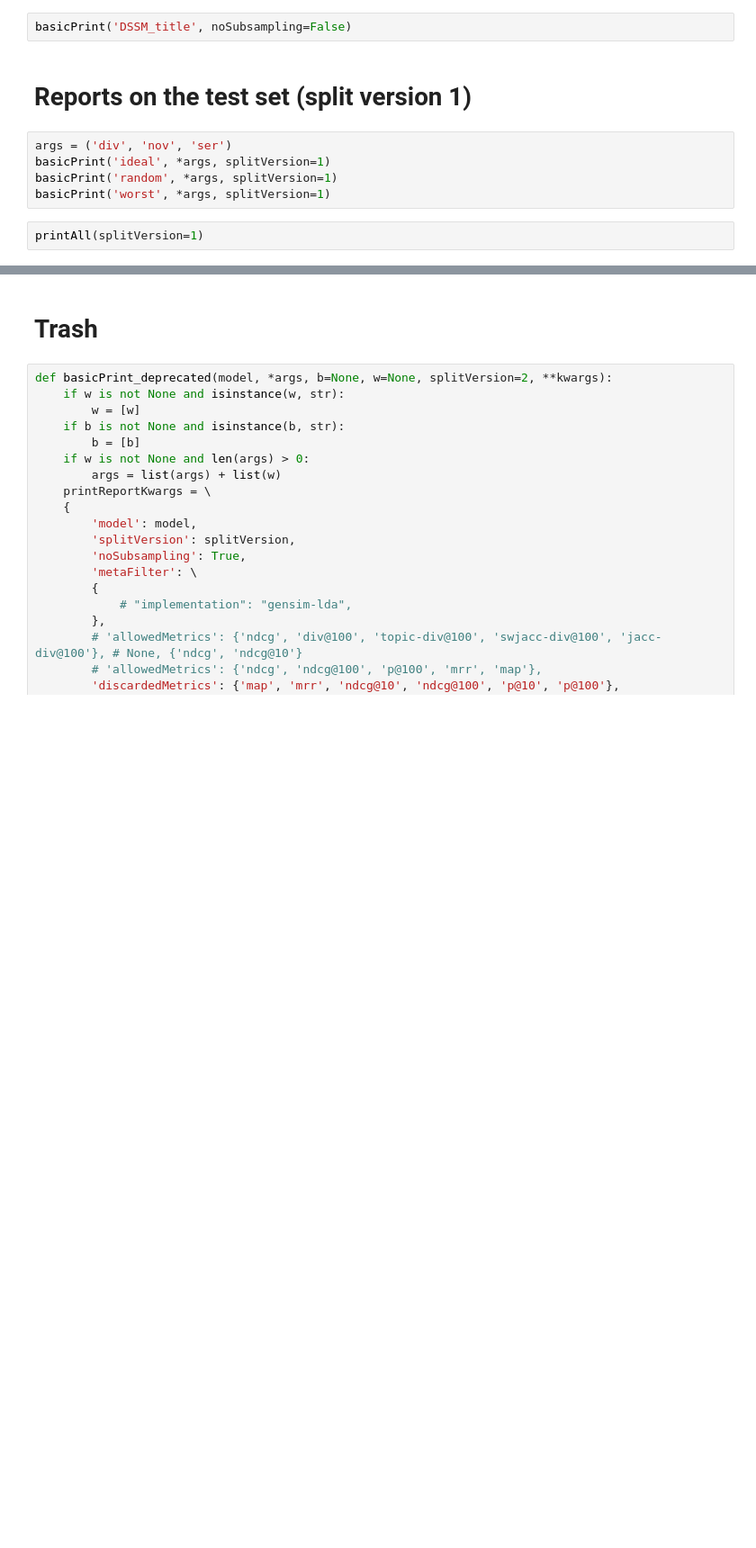
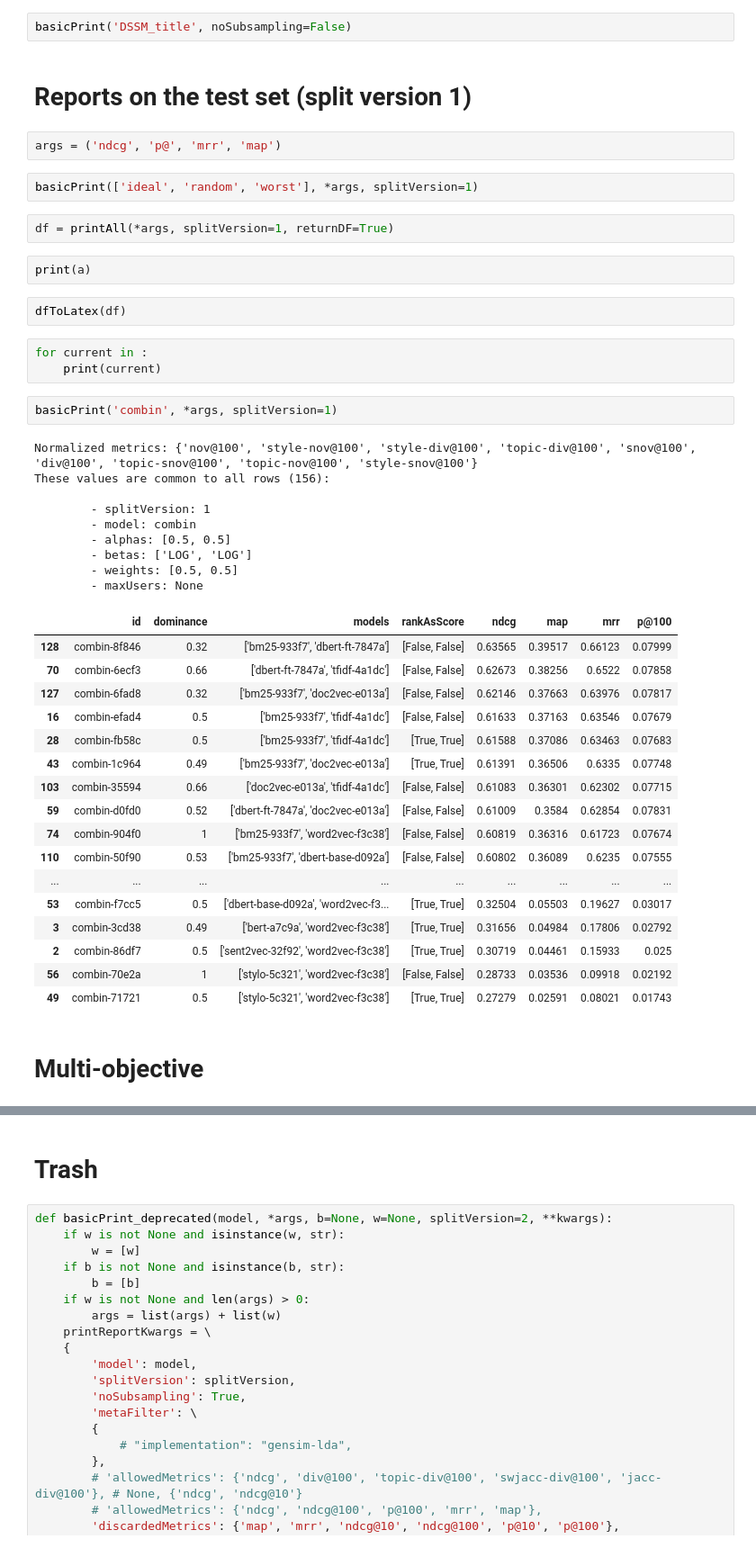
Before and after one commit to arthur-gallois/Twinews-adapted, a Jupyter notebook: twinews/evaluation/hjreport.ipynb, the cells around one changed output, grey strips where cells are left out. Shown at 90% size. Saved outputs shown, nothing was run; the diff lists cells and outputs as text; blank space fills up the shorter version.

```diff
--- a/twinews/evaluation/hjreport.ipynb
+++ b/twinews/evaluation/hjreport.ipynb
@@ -199,10 +359,47 @@ basicPrint('DSSM_yf', noSubsampling=False)
 basicPrint('DSSM_title', noSubsampling=False)
 # %% [markdown]
 # Reports on the test set (split version 1)
+# %%
+args = ('ndcg', 'p@', 'mrr', 'map')
 # %%
-args = ('div', 'nov', 'ser')
-basicPrint('ideal', *args, splitVersion=1)
-basicPrint('random', *args, splitVersion=1)
-basicPrint('worst', *args, splitVersion=1)
+basicPrint(['ideal', 'random', 'worst'], *args, splitVersion=1)
+# %%
+df = printAll(*args, splitVersion=1, returnDF=True)
+# %%
+print(a)
+# %%
+dfToLatex(df)
+# %%
+for current in :
+    print(current)
 # %%
-printAll(splitVersion=1)
+basicPrint('combin', *args, splitVersion=1)
+# %% [output]
+Normalized metrics: {'nov@100', 'style-nov@100', 'style-div@100', 'topic-div@100', 'snov@100', 'div@100', 'topic-snov@100', 'topic-nov@100', 'style-snov@100'}
+These values are common to all rows (156):
+
+        - splitVersion: 1
+        - model: combin
+        - alphas: [0.5, 0.5]
+        - betas: ['LOG', 'LOG']
+        - weights: [0.5, 0.5]
+        - maxUsers: None
+|  | id | dominance | models | rankAsScore | ndcg | map | mrr | p@100 |
+| 128 | combin-8f846 | 0.32 | ['bm25-933f7', 'dbert-ft-7847a'] | [False, False] | 0.63565 | 0.39517 | 0.66123 | 0.07999 |
+| 70 | combin-6ecf3 | 0.66 | ['dbert-ft-7847a', 'tfidf-4a1dc'] | [False, False] | 0.62673 | 0.38256 | 0.6522 | 0.07858 |
+| 127 | combin-6fad8 | 0.32 | ['bm25-933f7', 'doc2vec-e013a'] | [False, False] | 0.62146 | 0.37663 | 0.63976 | 0.07817 |
+| 16 | combin-efad4 | 0.5 | ['bm25-933f7', 'tfidf-4a1dc'] | [False, False] | 0.61633 | 0.37163 | 0.63546 | 0.07679 |
+| 28 | combin-fb58c | 0.5 | ['bm25-933f7', 'tfidf-4a1dc'] | [True, True] | 0.61588 | 0.37086 | 0.63463 | 0.07683 |
+| 43 | combin-1c964 | 0.49 | ['bm25-933f7', 'doc2vec-e013a'] | [True, True] | 0.61391 | 0.36506 | 0.6335 | 0.07748 |
+| 103 | combin-35594 | 0.66 | ['doc2vec-e013a', 'tfidf-4a1dc'] | [False, False] | 0.61083 | 0.36301 | 0.62302 | 0.07715 |
+| 59 | combin-d0fd0 | 0.52 | ['dbert-ft-7847a', 'doc2vec-e013a'] | [False, False] | 0.61009 | 0.3584 | 0.62854 | 0.07831 |
+| 74 | combin-904f0 | 1 | ['bm25-933f7', 'word2vec-f3c38'] | [False, False] | 0.60819 | 0.36316 | 0.61723 | 0.07674 |
+| 110 | combin-50f90 | 0.53 | ['bm25-933f7', 'dbert-base-d092a'] | [False, False] | 0.60802 | 0.36089 | 0.6235 | 0.07555 |
+| ... | ... | ... | ... | ... | ... | ... | ... | ... |
+| 53 | combin-f7cc5 | 0.5 | ['dbert-base-d092a', 'word2vec-f3... | [True, True] | 0.32504 | 0.05503 | 0.19627 | 0.03017 |
+| 3 | combin-3cd38 | 0.49 | ['bert-a7c9a', 'word2vec-f3c38'] | [True, True] | 0.31656 | 0.04984 | 0.17806 | 0.02792 |
+| 2 | combin-86df7 | 0.5 | ['sent2vec-32f92', 'word2vec-f3c38'] | [True, True] | 0.30719 | 0.04461 | 0.15933 | 0.025 |
+| 56 | combin-70e2a | 1 | ['stylo-5c321', 'word2vec-f3c38'] | [False, False] | 0.28733 | 0.03536 | 0.09918 | 0.02192 |
+| 49 | combin-71721 | 0.5 | ['stylo-5c321', 'word2vec-f3c38'] | [True, True] | 0.27279 | 0.02591 | 0.08021 | 0.01743 |
+# %% [markdown]
+# Multi-objective
```
Also changed, not shown: parts of 26 cells of this notebook, 6 other files.
